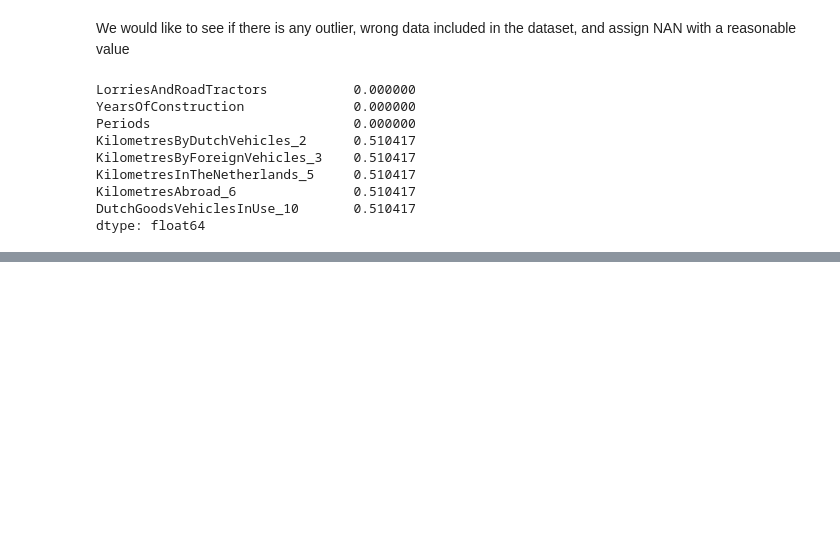
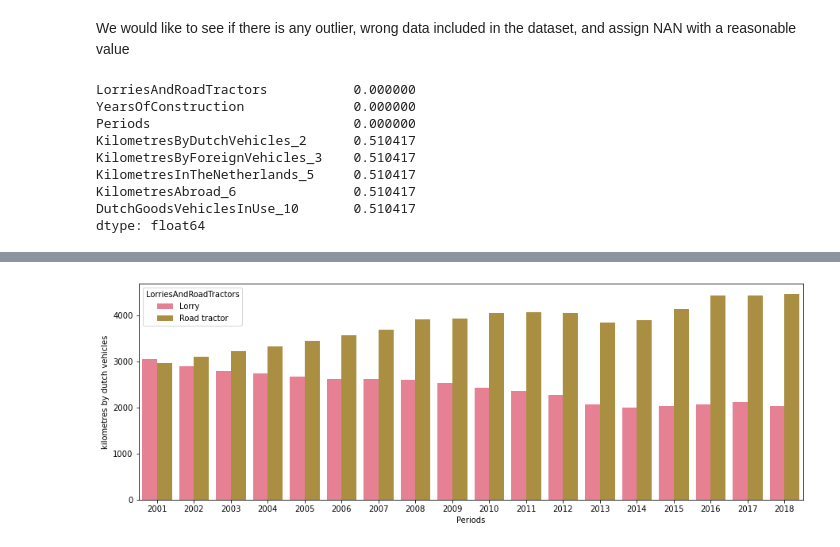
Before and after one commit to jinchao-chen/goods_vehicle_analysis, a Jupyter notebook: goods_vehicles.ipynb, the cells around one changed output, grey strips where cells are left out. Cells and saved outputs as stored; diff of their text form; code cells hidden in the pictures; blank space fills up the shorter version.

```diff
--- a/goods_vehicles.ipynb
+++ b/goods_vehicles.ipynb
@@ -348,0 +247,5 @@ plt.savefig('./image/new_registration_v_gdp.png', bbox_inches = 'tight')
+# %%
+# Present the variation of total number of vehicles kilometres over the years
+fig, ax = bar_plot(data = df_type, y="KilometresByDutchVehicles_2", y_label='kilometres by dutch vehicles')
+# %% [output]
+[figure, added]
```
Also changed, not shown: parts of 93 cells of this notebook.
